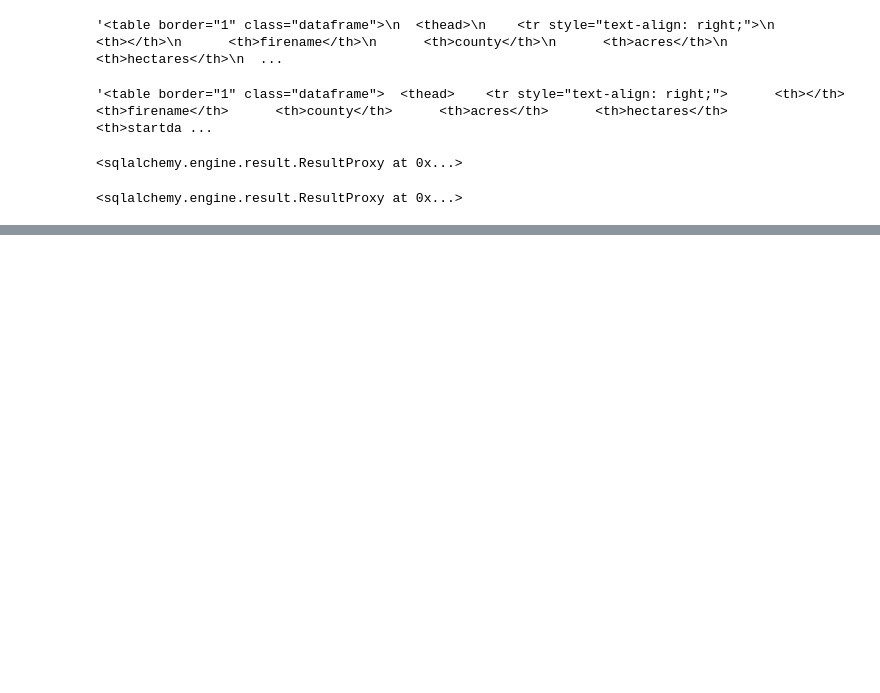
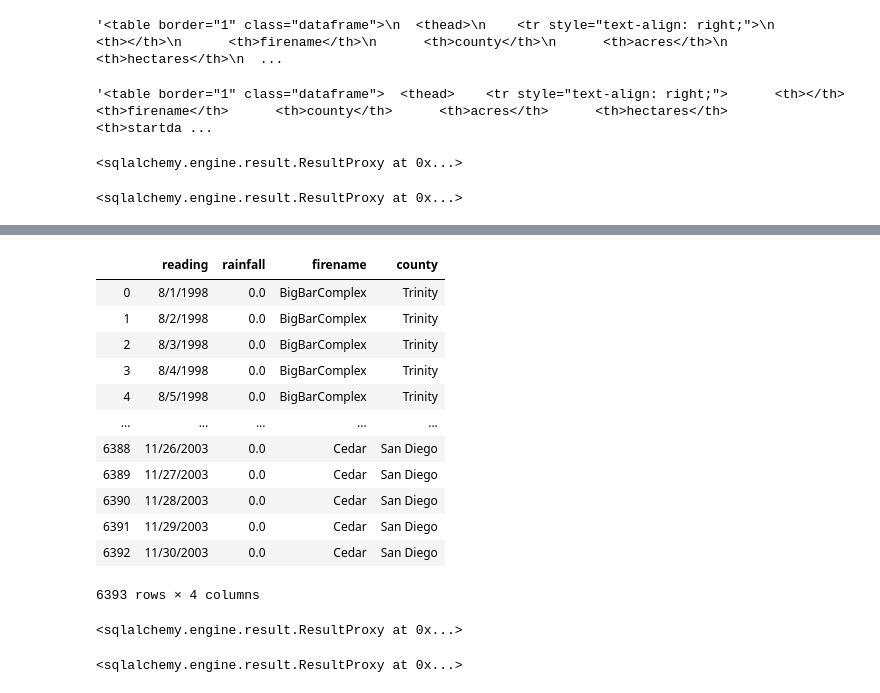
Before and after one commit to vang0887/Fire-Rain-Project, a Jupyter notebook: WikiScrape.ipynb, the cells around one changed output, grey strips where cells are left out. Drawn from its saved outputs; the diff is of its cells as text; code cells hidden in the pictures; blank space fills up the shorter version.

```diff
--- a/WikiScrape.ipynb
+++ b/WikiScrape.ipynb
@@ -112,0 +131,21 @@ engine.execute('ALTER TABLE largestfires ADD PRIMARY KEY (index);')
+# %%
+rainfall_df = rainfall_df.rename(columns={"fire_name": "firename"})
+rainfall_df
+# %% [output]
+|  | reading | rainfall | firename | county |
+| 0 | 8/1/1998 | 0.0 | BigBarComplex | Trinity |
+| 1 | 8/2/1998 | 0.0 | BigBarComplex | Trinity |
+| 2 | 8/3/1998 | 0.0 | BigBarComplex | Trinity |
+| 3 | 8/4/1998 | 0.0 | BigBarComplex | Trinity |
+| 4 | 8/5/1998 | 0.0 | BigBarComplex | Trinity |
+| ... | ... | ... | ... | ... |
+| 6388 | 11/26/2003 | 0.0 | Cedar | San Diego |
+| 6389 | 11/27/2003 | 0.0 | Cedar | San Diego |
+| 6390 | 11/28/2003 | 0.0 | Cedar | San Diego |
+| 6391 | 11/29/2003 | 0.0 | Cedar | San Diego |
+| 6392 | 11/30/2003 | 0.0 | Cedar | San Diego |
+6393 rows × 4 columns
+# %%
+engine.execute("DROP TABLE IF EXISTS rainfall;")
+# %% [output]
+<sqlalchemy.engine.result.ResultProxy at 0x...>
@@ -112,0 +154,4 @@ engine.execute('ALTER TABLE largestfires ADD PRIMARY KEY (index);')
+# %%
+engine.execute('ALTER TABLE rainfall ADD PRIMARY KEY (index);')
+# %% [output]
+<sqlalchemy.engine.result.ResultProxy at 0x...>
```
Also changed, not shown: parts of 3 cells of this notebook, 5 other files.
